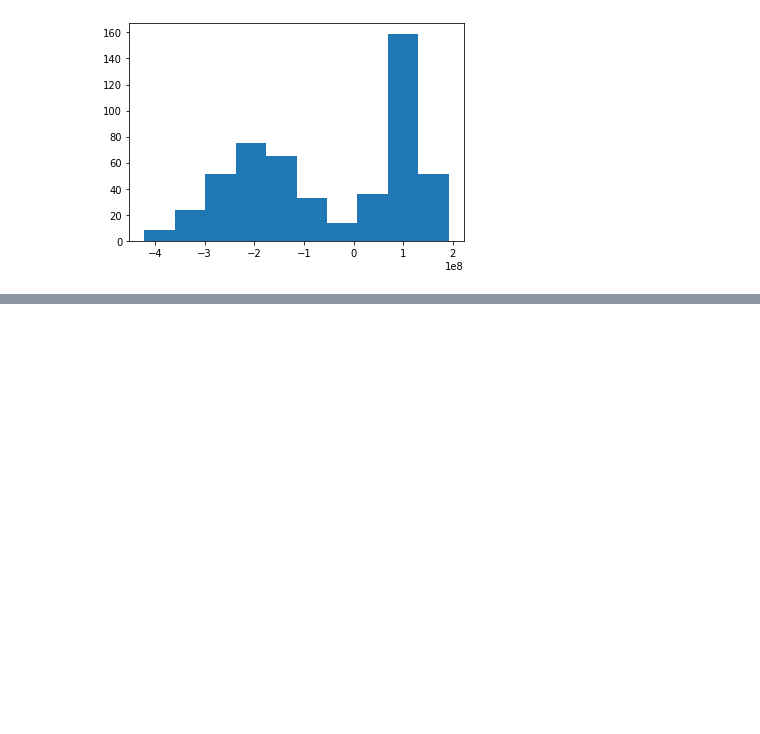
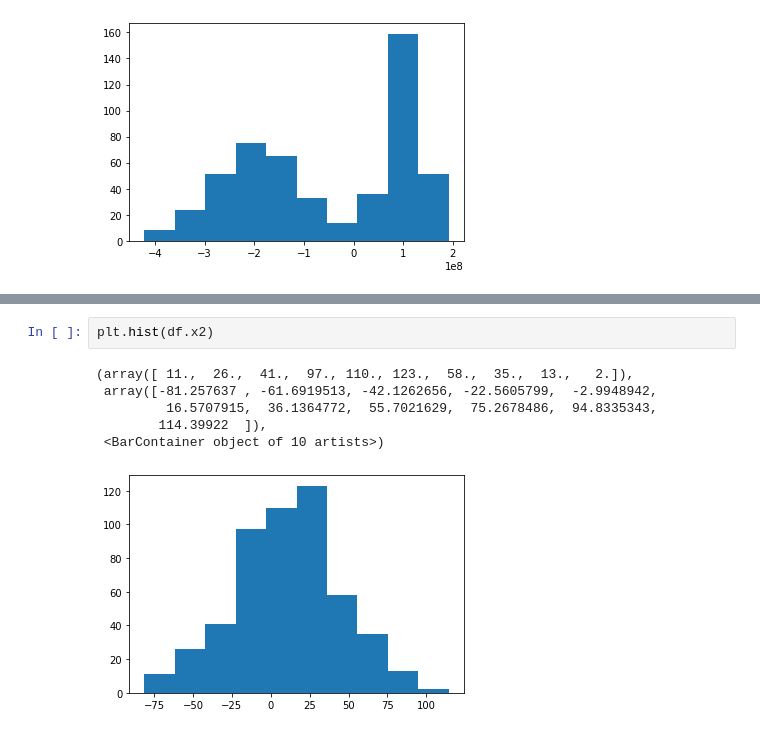
Before and after one commit to dh2di3oj2/code, a Jupyter notebook: midterm 1/midterm.ipynb, the cells around one changed output, grey strips where cells are left out. Saved outputs shown, nothing was run; the diff lists cells and outputs as text; blank space fills up the shorter version.

```diff
--- a/midterm 1/midterm.ipynb
+++ b/midterm 1/midterm.ipynb
@@ -42,0 +52,9 @@ plt.hist(df.y)
+# %%
+plt.hist(df.x2)
+# %% [output]
+(array([ 11.,  26.,  41.,  97., 110., 123.,  58.,  35.,  13.,   2.]),
+ array([-81.257637 , -61.6919513, -42.1262656, -22.5605799,  -2.9948942,
+         16.5707915,  36.1364772,  55.7021629,  75.2678486,  94.8335343,
+        114.39922  ]),
+ <BarContainer object of 10 artists>)
+[figure, added]
```
Also changed, not shown: parts of 7 cells of this notebook.
